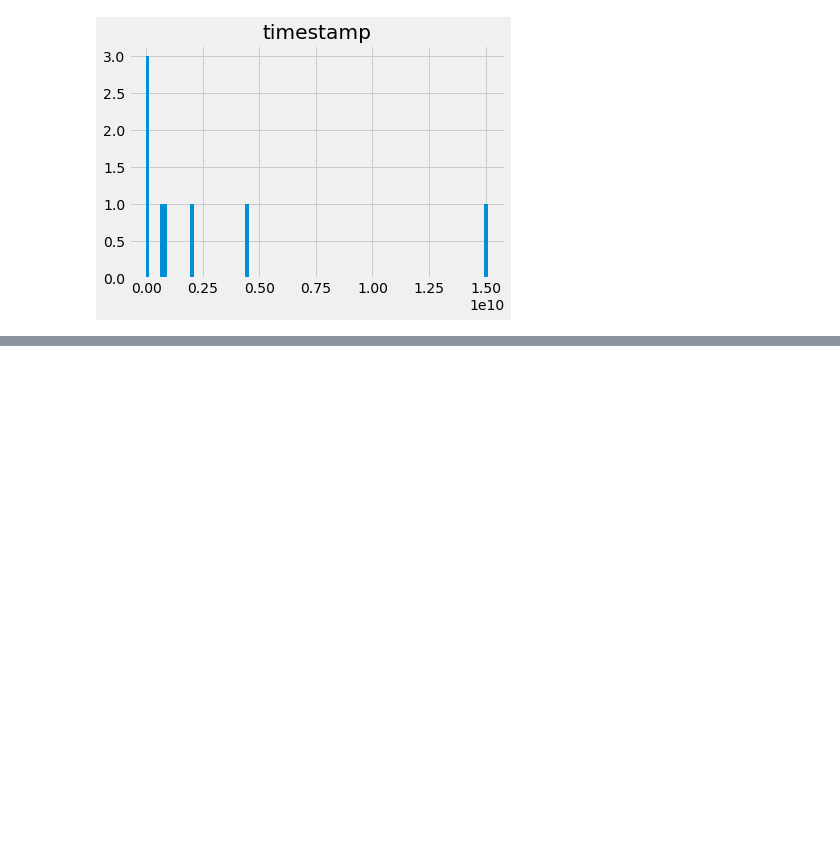
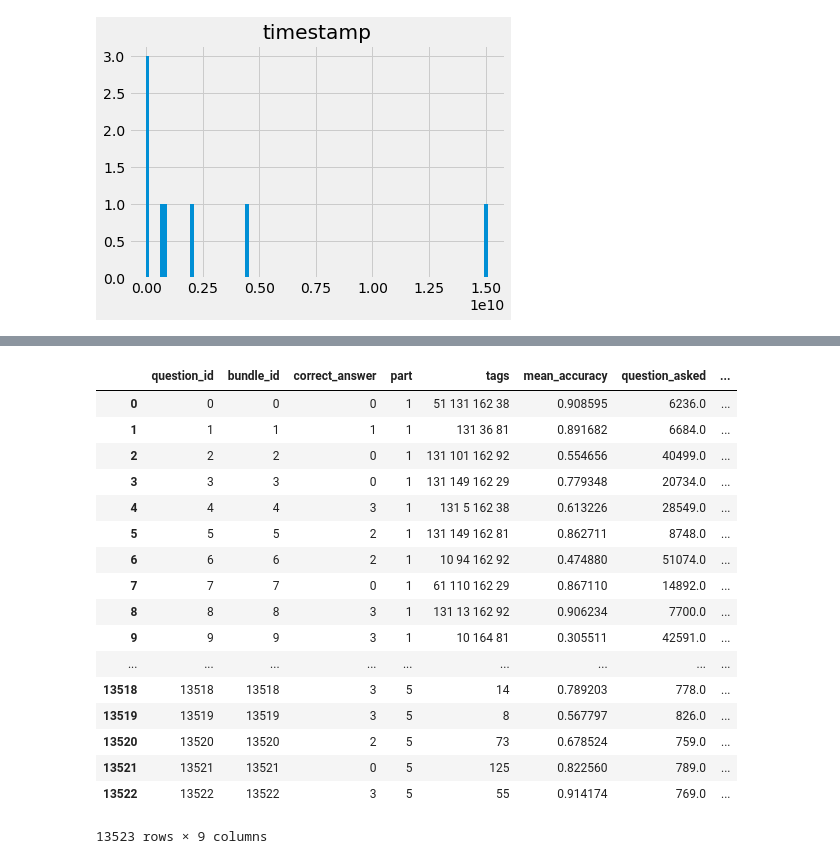
Before and after one commit to SuHe36/Notes, a Jupyter notebook: jupyter/pytorch/EDA/EDA.ipynb, the cells around one changed output, grey strips where cells are left out. Cells and saved outputs as stored; diff of their text form; code cells hidden in the pictures; blank space fills up the shorter version.

```diff
--- a/jupyter/pytorch/EDA/EDA.ipynb
+++ b/jupyter/pytorch/EDA/EDA.ipynb
@@ -169,0 +302,3 @@ array([[<matplotlib.axes._subplots.AxesSubplot object at 0x...>]],
+# %%
+questions_df = questions_df.merge(content_answers_df, left_on= 'question_id', right_on='content_id',how='left')
+questions_df
@@ -169,0 +324,6 @@ array([[<matplotlib.axes._subplots.AxesSubplot object at 0x...>]],
+# %%
+bundle_dict = questions_df['bundle_id'].value_counts().to_dict()
+# bundle_id指的是当前question属于哪个bundle,也就是属于哪一类一起的
+# 这行代码的主要作用是，查看总共有多少类bundle_id【dict里面的key】，并且每个bundle_id出现的次数【dict里面的value】
+# 这里其实不是很清楚执行的结果是否正确，因为看前面的questions_df，每个question_id对应一个bundle_id
+bundle_dict
@@ -169,0 +348,27 @@ array([[<matplotlib.axes._subplots.AxesSubplot object at 0x...>]],
+# %%
+questions_df["right_answers"] = questions_df["mean_accuracy"] * questions_df["question_asked"]
+# 这个是用每个问题的回答的准确率mean_accuracy，去乘以每个问题被问的数目question_asked，最后得到回答正确的数目right_answers
+# %%
+questions_df["bundle_size"] = questions_df["bundle_id"].apply(lambda x: bundle_dict[x])
+# 这个主要是将每个bundle_id对应的那个bundle的大小去bundle_dict中得到,但是其实都是1
+# %%
+questions_df
+# %% [output]
+|  | question_id | bundle_id | correct_answer | part | tags | mean_accuracy | question_asked | ... |
+| 0 | 0 | 0 | 0 | 1 | 51 131 162 38 | 0.908595 | 6236.0 | ... |
+| 1 | 1 | 1 | 1 | 1 | 131 36 81 | 0.891682 | 6684.0 | ... |
+| 2 | 2 | 2 | 0 | 1 | 131 101 162 92 | 0.554656 | 40499.0 | ... |
+| 3 | 3 | 3 | 0 | 1 | 131 149 162 29 | 0.779348 | 20734.0 | ... |
+| 4 | 4 | 4 | 3 | 1 | 131 5 162 38 | 0.613226 | 28549.0 | ... |
+| 5 | 5 | 5 | 2 | 1 | 131 149 162 81 | 0.862711 | 8748.0 | ... |
+| 6 | 6 | 6 | 2 | 1 | 10 94 162 92 | 0.474880 | 51074.0 | ... |
+| 7 | 7 | 7 | 0 | 1 | 61 110 162 29 | 0.867110 | 14892.0 | ... |
+| 8 | 8 | 8 | 3 | 1 | 131 13 162 92 | 0.906234 | 7700.0 | ... |
+| 9 | 9 | 9 | 3 | 1 | 10 164 81 | 0.305511 | 42591.0 | ... |
+| ... | ... | ... | ... | ... | ... | ... | ... | ... |
+| 13518 | 13518 | 13518 | 3 | 5 | 14 | 0.789203 | 778.0 | ... |
+| 13519 | 13519 | 13519 | 3 | 5 | 8 | 0.567797 | 826.0 | ... |
+| 13520 | 13520 | 13520 | 2 | 5 | 73 | 0.678524 | 759.0 | ... |
+| 13521 | 13521 | 13521 | 0 | 5 | 125 | 0.822560 | 789.0 | ... |
+| 13522 | 13522 | 13522 | 3 | 5 | 55 | 0.914174 | 769.0 | ... |
+13523 rows × 9 columns
```
Also changed, not shown: parts of 33 cells of this notebook, 4 other files.
